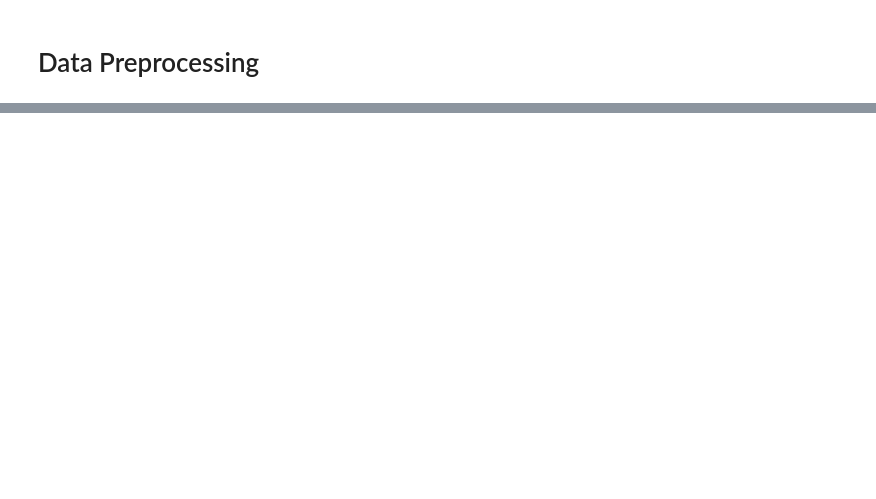
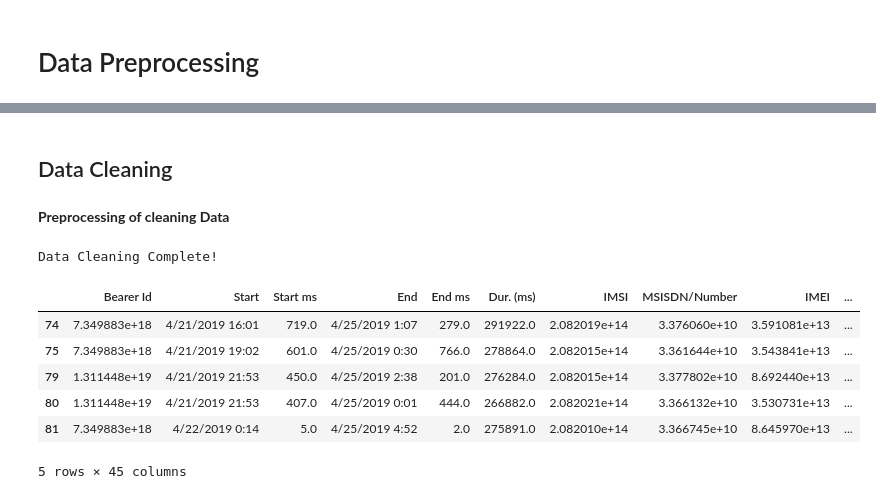
Before and after one commit to Heban-7/Telecom-Data-Analysis, a Jupyter notebook: notebooks/postgres_data.ipynb, the cells around one changed output, grey strips where cells are left out. Drawn from its saved outputs; the diff is of its cells as text; code cells hidden in the pictures; blank space fills up the shorter version.

```diff
--- a/notebooks/postgres_data.ipynb
+++ b/notebooks/postgres_data.ipynb
@@ -68,0 +95,2 @@ data.head().T
+# %% [markdown]
+## Data Cleaning
@@ -68,0 +99,16 @@ data.head().T
+# %% [markdown]
+**Preprocessing of cleaning Data**
+# %%
+clean_data = data_cleaning.clean_data(data)
+# %% [output]
+Data Cleaning Complete!
+# %%
+clean_data.head()
+# %% [output]
+|  | Bearer Id | Start | Start ms | End | End ms | Dur. (ms) | IMSI | MSISDN/Number | IMEI | ... |
+| 74 | 7.349883e+18 | 4/21/2019 16:01 | 719.0 | 4/25/2019 1:07 | 279.0 | 291922.0 | 2.082019e+14 | 3.376060e+10 | 3.591081e+13 | ... |
+| 75 | 7.349883e+18 | 4/21/2019 19:02 | 601.0 | 4/25/2019 0:30 | 766.0 | 278864.0 | 2.082015e+14 | 3.361644e+10 | 3.543841e+13 | ... |
+| 79 | 1.311448e+19 | 4/21/2019 21:53 | 450.0 | 4/25/2019 2:38 | 201.0 | 276284.0 | 2.082015e+14 | 3.377802e+10 | 8.692440e+13 | ... |
+| 80 | 1.311448e+19 | 4/21/2019 21:53 | 407.0 | 4/25/2019 0:01 | 444.0 | 266882.0 | 2.082021e+14 | 3.366132e+10 | 3.530731e+13 | ... |
+| 81 | 7.349883e+18 | 4/22/2019 0:14 | 5.0 | 4/25/2019 4:52 | 2.0 | 275891.0 | 2.082010e+14 | 3.366745e+10 | 8.645970e+13 | ... |
+5 rows × 45 columns
```
Also changed, not shown: parts of 11 cells of this notebook, 4 other files.
